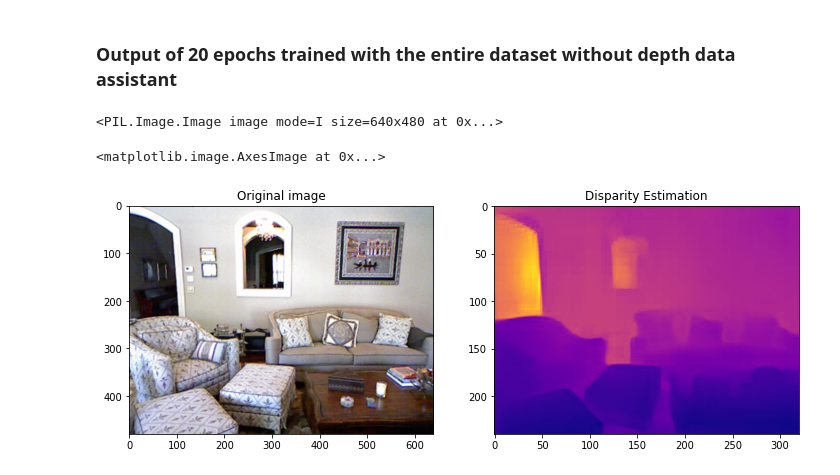
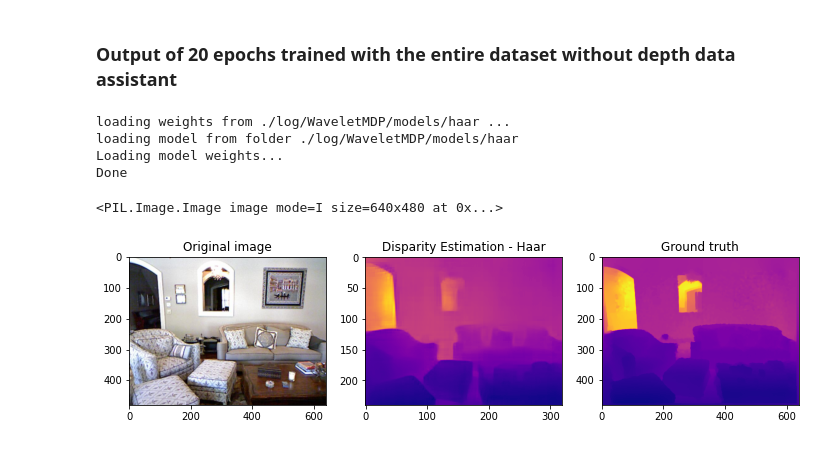
Before and after one commit to hsusharon/Wavelet_Decomposition_NYU, a Jupyter notebook: NYUv2/sparsity_test_notebook.ipynb, the cells around one changed output. Saved outputs shown, nothing was run; the diff lists cells and outputs as text; code cells hidden in the pictures.

```diff
--- a/NYUv2/sparsity_test_notebook.ipynb
+++ b/NYUv2/sparsity_test_notebook.ipynb
@@ -161,27 +95,41 @@ plt.imshow(depth*255/1000)
 # %% [markdown]
 ### Output of 20 epochs trained with the entire dataset without depth data assistant
+# %%
+model_path = "./log/WaveletMDP/models/haar"
+load_model(model, model_path)
+model.eval()
+print("Done")
+# %% [output]
+loading weights from ./log/WaveletMDP/models/haar ...
+loading model from folder ./log/WaveletMDP/models/haar
+Loading model weights...
+Done
 # %%
 idx = 600
 img = nyu_dataset["images"][idx2nyu(idx)].transpose(2,1,0)
 depth = nyu_dataset["depths"][idx2nyu(idx)].transpose(1,0)
 
 sample = {"image": Image.fromarray(img), "depth": Image.fromarray((depth*0/10000).astype('int32'))}
 print(sample['depth'])
 sample = to_tensor(sample)
 img_tensor = sample["image"].unsqueeze(0)
 thresh_ratio = 0.04
 with torch.no_grad():
     outputs = model(img_tensor)
 
 plt.figure(figsize=(12,6))
-plt.subplot(1,2,1)
+plt.subplot(1,3,1)
 plt.title("Original image")
 plt.imshow(img_tensor[0].permute(1,2,0))
 
-plt.subplot(1,2,2)
-plt.title('Disparity Estimation')
+plt.subplot(1,3,2)
+plt.title('Disparity Estimation - Haar')
 plt.imshow(outputs[("disp", 0)][0,0], cmap="plasma")
+
+plt.subplot(1,3,3)
+plt.title('Ground truth')
+plt.imshow(depth*255/1000, cmap="plasma")
+predict_haar = outputs[("disp", 0)][0,0]
 # %% [output]
 <PIL.Image.Image image mode=I size=640x480 at 0x...>
-<matplotlib.image.AxesImage at 0x...>
-[figure, old version]
+[figure, new version]
```
Also changed, not shown: parts of 19 cells of this notebook.
